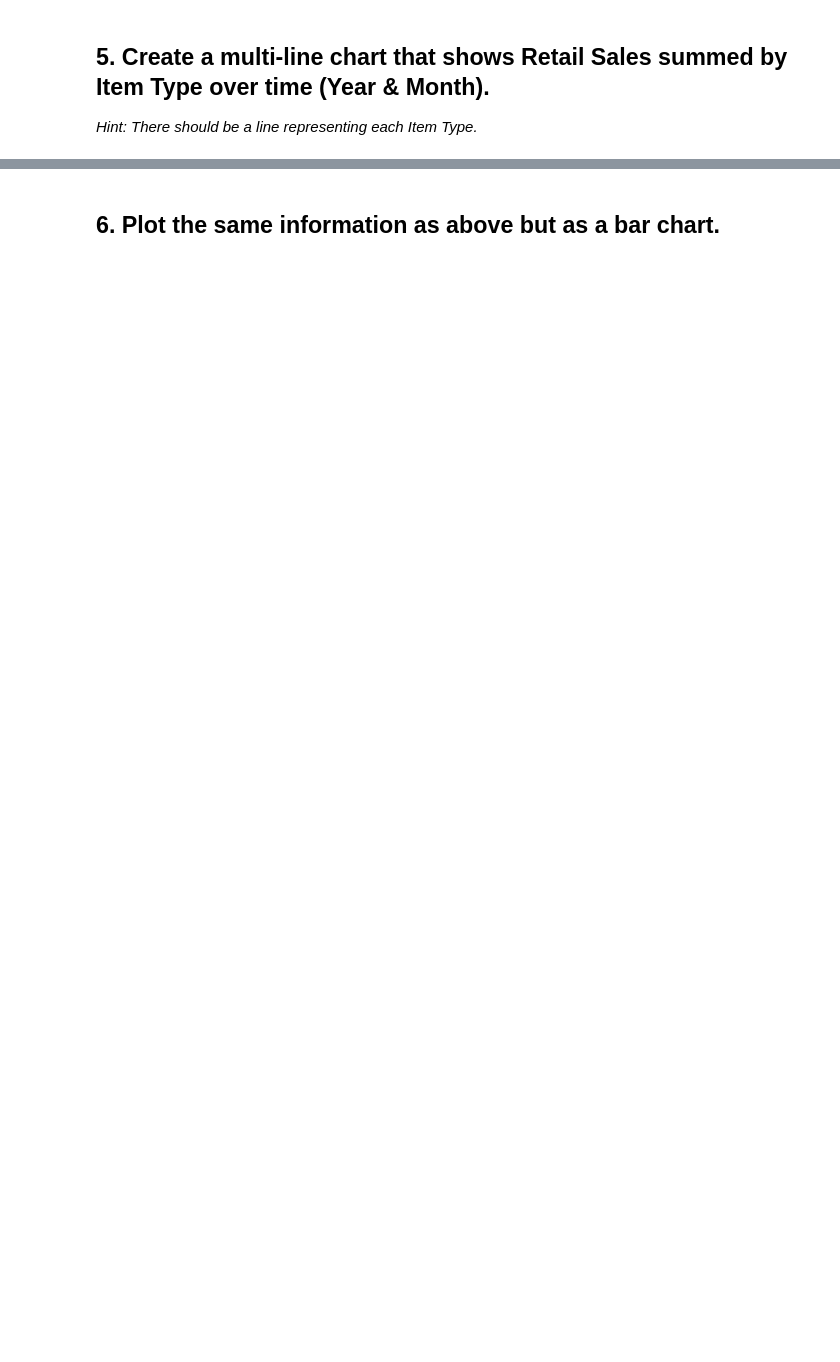
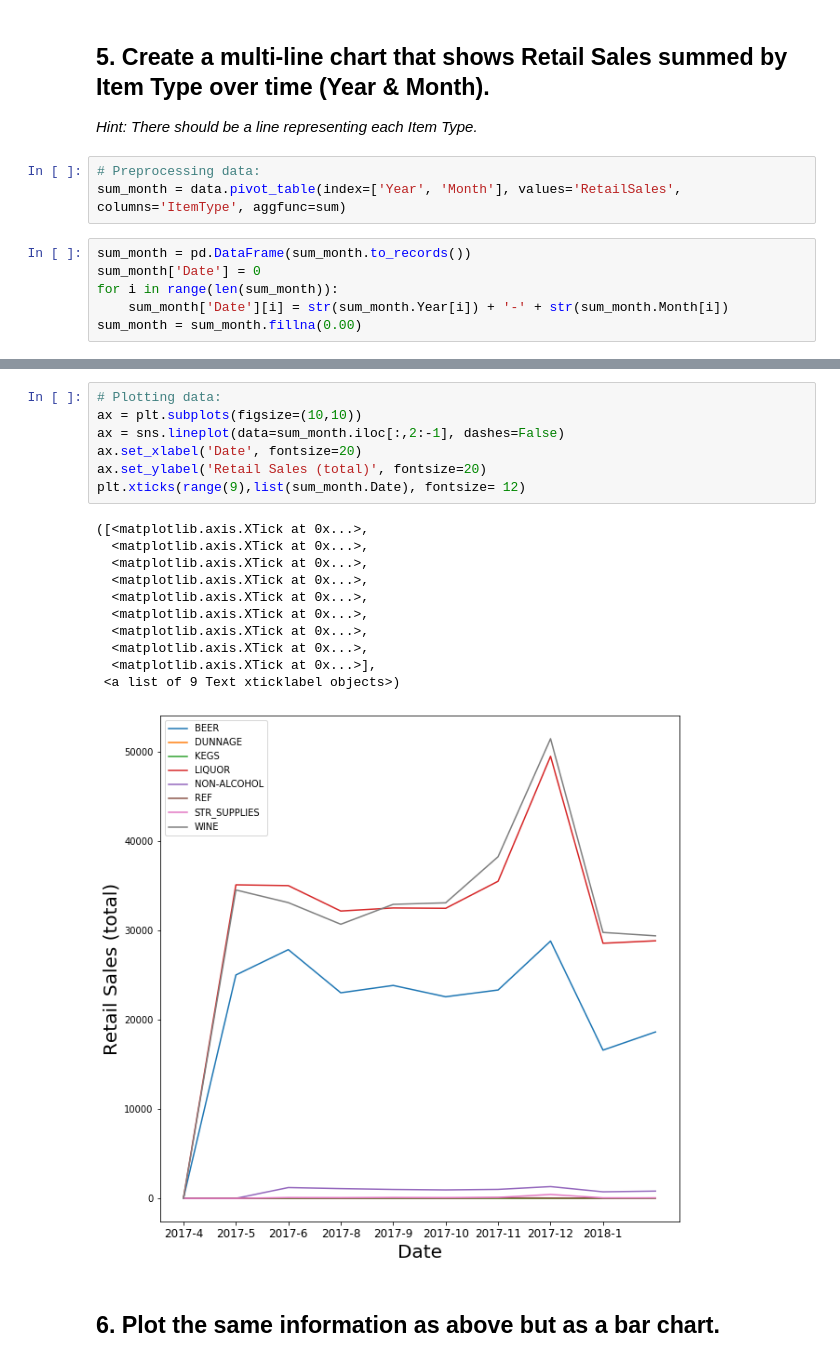
Before and after one commit to EiroaMD/lab-plotting-multiple-data-series, a Jupyter notebook: your-code/main.ipynb, the cells around one changed output, grey strips where cells are left out. Drawn from its saved outputs; the diff is of its cells as text; blank space fills up the shorter version.

```diff
--- a/your-code/main.ipynb
+++ b/your-code/main.ipynb
@@ -126,3 +120,12 @@ plt.xticks(range(9),list(avg_month.Date), fontsize= 12)
 ## 5. Create a multi-line chart that shows Retail Sales summed by Item Type over time (Year & Month).
 
 *Hint: There should be a line representing each Item Type.*
+# %%
+# Preprocessing data:
+sum_month = data.pivot_table(index=['Year', 'Month'], values='RetailSales', columns='ItemType', aggfunc=sum)
+# %%
+sum_month = pd.DataFrame(sum_month.to_records())
+sum_month['Date'] = 0
+for i in range(len(sum_month)):
+    sum_month['Date'][i] = str(sum_month.Year[i]) + '-' + str(sum_month.Month[i])
+sum_month = sum_month.fillna(0.00)
@@ -129,2 +146,21 @@ plt.xticks(range(9),list(avg_month.Date), fontsize= 12)
+# %%
+# Plotting data:
+ax = plt.subplots(figsize=(10,10))
+ax = sns.lineplot(data=sum_month.iloc[:,2:-1], dashes=False)
+ax.set_xlabel('Date', fontsize=20)
+ax.set_ylabel('Retail Sales (total)', fontsize=20)
+plt.xticks(range(9),list(sum_month.Date), fontsize= 12)
+# %% [output]
+([<matplotlib.axis.XTick at 0x...>,
+  <matplotlib.axis.XTick at 0x...>,
+  <matplotlib.axis.XTick at 0x...>,
+  <matplotlib.axis.XTick at 0x...>,
+  <matplotlib.axis.XTick at 0x...>,
+  <matplotlib.axis.XTick at 0x...>,
+  <matplotlib.axis.XTick at 0x...>,
+  <matplotlib.axis.XTick at 0x...>,
+  <matplotlib.axis.XTick at 0x...>],
+ <a list of 9 Text xticklabel objects>)
+[figure, added]
 # %% [markdown]
 ## 6. Plot the same information as above but as a bar chart.
```
Also changed, not shown: parts of 8 cells of this notebook.
